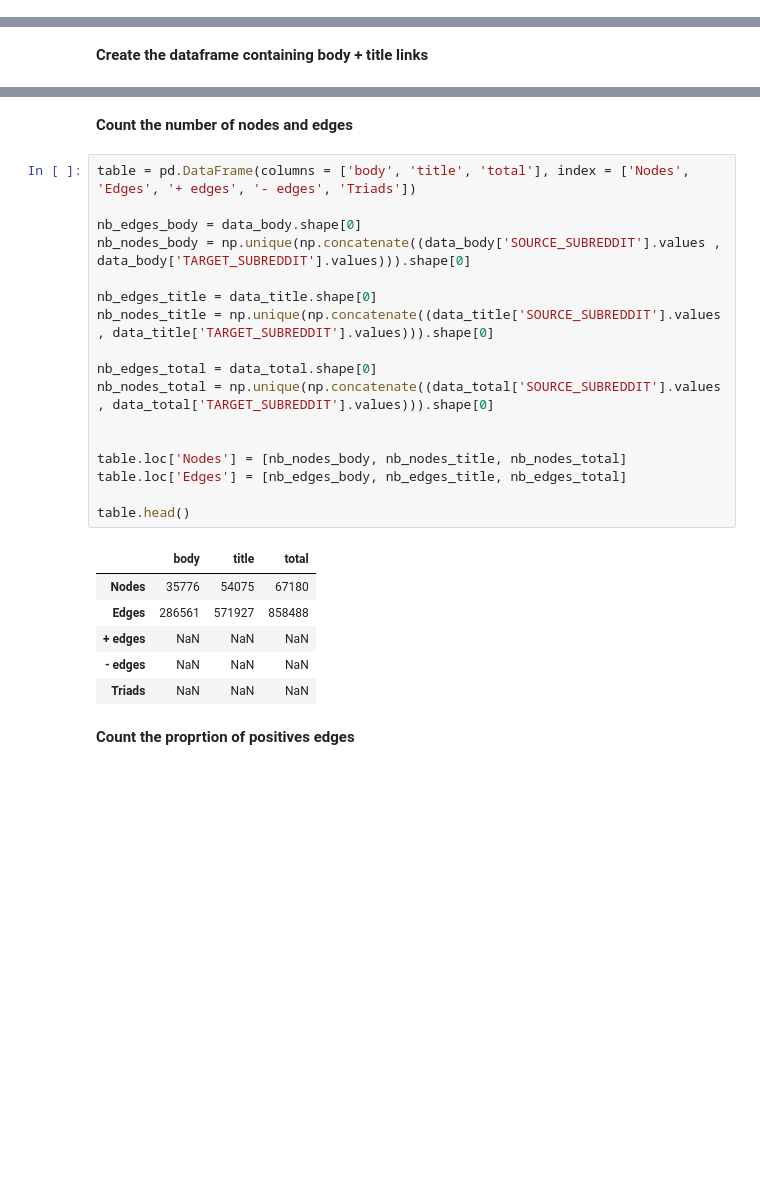
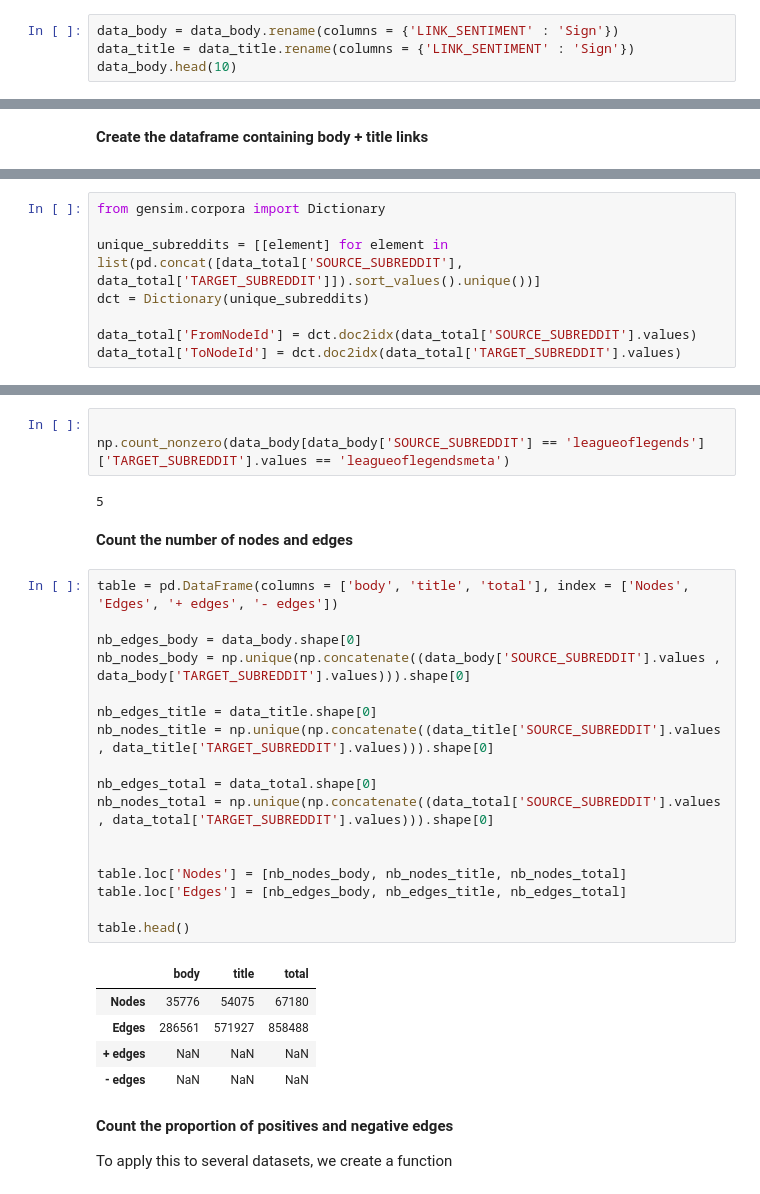
Before and after one commit to epfl-ada/ada-2020-project-milestone-p3-p3_teampam, a Jupyter notebook: P3.ipynb, the cells around one changed output, grey strips where cells are left out. Cells and saved outputs as stored; diff of their text form; blank space fills up the shorter version.

```diff
--- a/P3.ipynb
+++ b/P3.ipynb
@@ -27,0 +29,4 @@ data_title.head()
+# %%
+data_body = data_body.rename(columns = {'LINK_SENTIMENT' : 'Sign'})
+data_title = data_title.rename(columns = {'LINK_SENTIMENT' : 'Sign'})
+data_body.head(10)
@@ -34,0 +59,8 @@ data_total.shape
+# %%
+from gensim.corpora import Dictionary
+
+unique_subreddits = [[element] for element in list(pd.concat([data_total['SOURCE_SUBREDDIT'], data_total['TARGET_SUBREDDIT']]).sort_values().unique())]
+dct = Dictionary(unique_subreddits)
+
+data_total['FromNodeId'] = dct.doc2idx(data_total['SOURCE_SUBREDDIT'].values)
+data_total['ToNodeId'] = dct.doc2idx(data_total['TARGET_SUBREDDIT'].values)
@@ -35,31 +77,37 @@ data_total.shape
+# %%
+
+np.count_nonzero(data_body[data_body['SOURCE_SUBREDDIT'] == 'leagueoflegends']['TARGET_SUBREDDIT'].values == 'leagueoflegendsmeta')
+# %% [output]
+5
 # %% [markdown]
 **Count the number of nodes and edges**
 # %%
-table = pd.DataFrame(columns = ['body', 'title', 'total'], index = ['Nodes', 'Edges', '+ edges', '- edges', 'Triads'])
+table = pd.DataFrame(columns = ['body', 'title', 'total'], index = ['Nodes', 'Edges', '+ edges', '- edges'])
 
 nb_edges_body = data_body.shape[0]
 nb_nodes_body = np.unique(np.concatenate((data_body['SOURCE_SUBREDDIT'].values , data_body['TARGET_SUBREDDIT'].values))).shape[0]
 
 nb_edges_title = data_title.shape[0]
 nb_nodes_title = np.unique(np.concatenate((data_title['SOURCE_SUBREDDIT'].values , data_title['TARGET_SUBREDDIT'].values))).shape[0]
 
 nb_edges_total = data_total.shape[0]
 nb_nodes_total = np.unique(np.concatenate((data_total['SOURCE_SUBREDDIT'].values , data_total['TARGET_SUBREDDIT'].values))).shape[0]
 
 
 table.loc['Nodes'] = [nb_nodes_body, nb_nodes_title, nb_nodes_total]
 table.loc['Edges'] = [nb_edges_body, nb_edges_title, nb_edges_total]
 
 table.head()
 # %% [output]
 |  | body | title | total |
 | Nodes | 35776 | 54075 | 67180 |
 | Edges | 286561 | 571927 | 858488 |
 | + edges | NaN | NaN | NaN |
 | - edges | NaN | NaN | NaN |
-| Triads | NaN | NaN | NaN |
 # %% [markdown]
-**Count the proprtion of positives edges**
+**Count the proportion of positives and negative edges**
+
+To apply this to several datasets, we create a function
 # %%
 #Number of positive (negative) edges :
 #We first filter the data by keeping only +1 (or -1) values and then we find the number of lines (edges) that this filtering gives
```
Also changed, not shown: parts of 53 cells of this notebook.
